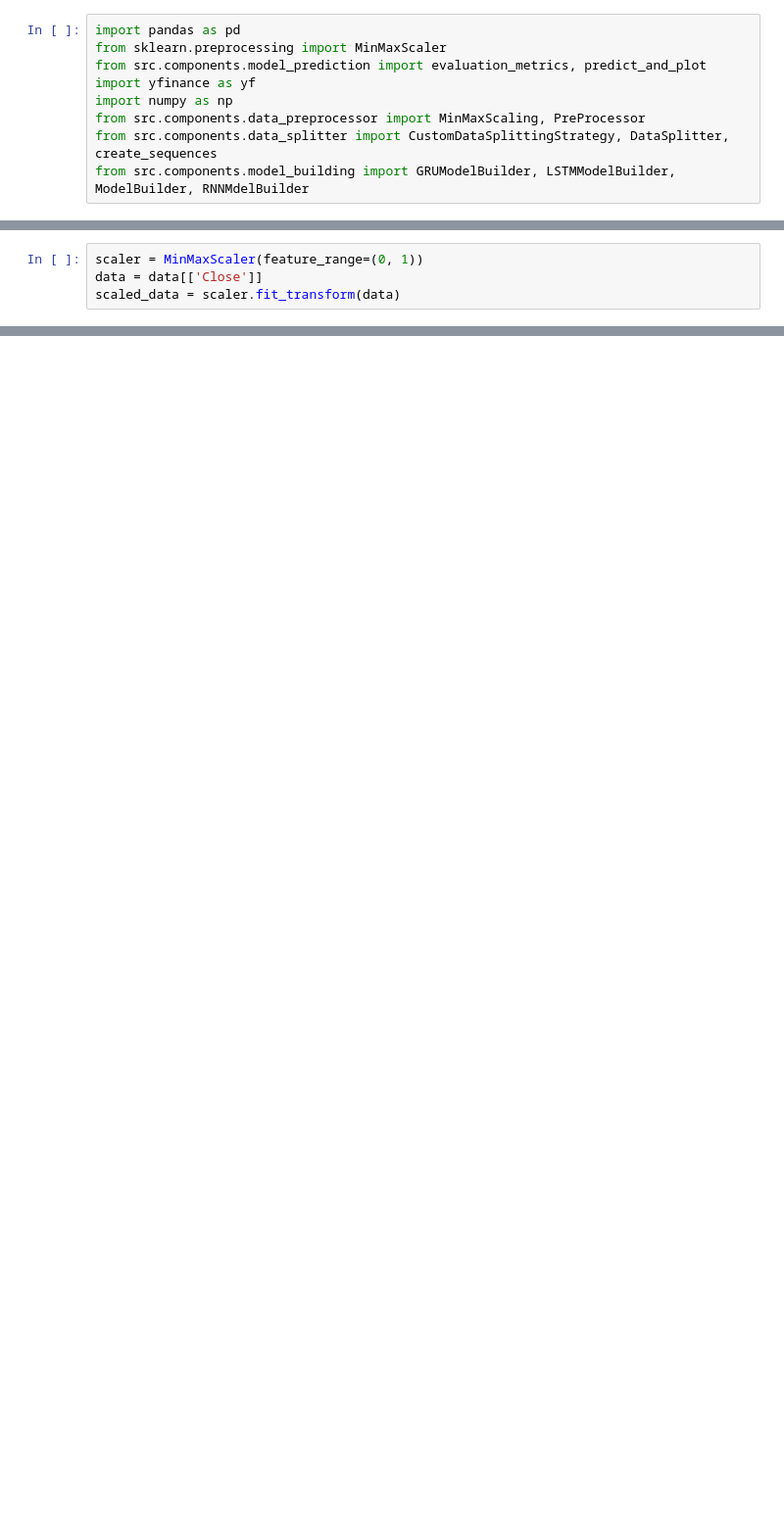
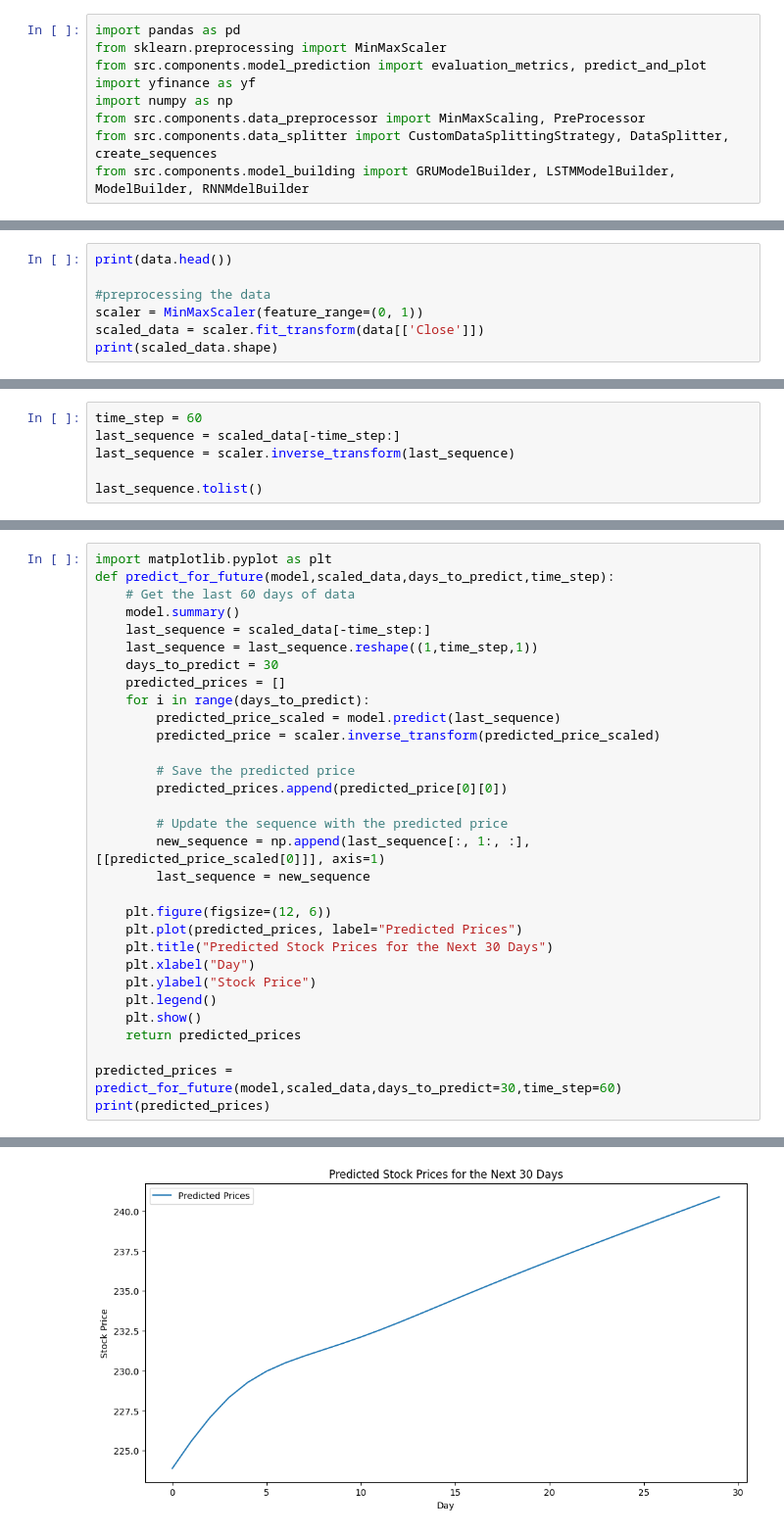
Before and after one commit to aum2606/stock-price-predictor, a Jupyter notebook: src/test.ipynb, the cells around one changed output, grey strips where cells are left out. Shown at 98% size. Cells and saved outputs as stored; diff of their text form; blank space fills up the shorter version.

```diff
--- a/src/test.ipynb
+++ b/src/test.ipynb
@@ -12,4 +147,7 @@ data = pd.read_csv('D:\coding\ml\stock-price-predictor\src\components\data\AAPL_
 # %%
+print(data.head())
+
+#preprocessing the data
 scaler = MinMaxScaler(feature_range=(0, 1))
-data = data[['Close']]
-scaled_data = scaler.fit_transform(data)
+scaled_data = scaler.fit_transform(data[['Close']])
+print(scaled_data.shape)
@@ -115,0 +169,6 @@ Model: "sequential_45"
+# %%
+time_step = 60
+last_sequence = scaled_data[-time_step:]
+last_sequence = scaler.inverse_transform(last_sequence)
+
+last_sequence.tolist()
@@ -115,0 +254,32 @@ Model: "sequential_45"
+# %%
+import matplotlib.pyplot as plt
+def predict_for_future(model,scaled_data,days_to_predict,time_step):
+    # Get the last 60 days of data
+    model.summary()
+    last_sequence = scaled_data[-time_step:]
+    last_sequence = last_sequence.reshape((1,time_step,1))
+    days_to_predict = 30
+    predicted_prices = []
+    for i in range(days_to_predict):
+        predicted_price_scaled = model.predict(last_sequence)
+        predicted_price = scaler.inverse_transform(predicted_price_scaled)
+
+        # Save the predicted price
+        predicted_prices.append(predicted_price[0][0])
+
+        # Update the sequence with the predicted price
+        new_sequence = np.append(last_sequence[:, 1:, :], [[predicted_price_scaled[0]]], axis=1)
+        last_sequence = new_sequence
+
+    plt.figure(figsize=(12, 6))
+    plt.plot(predicted_prices, label="Predicted Prices")
+    plt.title("Predicted Stock Prices for the Next 30 Days")
+    plt.xlabel("Day")
+    plt.ylabel("Stock Price")
+    plt.legend()
+    plt.show()
+    return predicted_prices
+
+predicted_prices = predict_for_future(model,scaled_data,days_to_predict=30,time_step=60)
+print(predicted_prices)
+# %% [output]
@@ -115,0 +317 @@ Model: "sequential_45"
+[figure, added]
```
Also changed, not shown: parts of 15 cells of this notebook, 22 other files.
